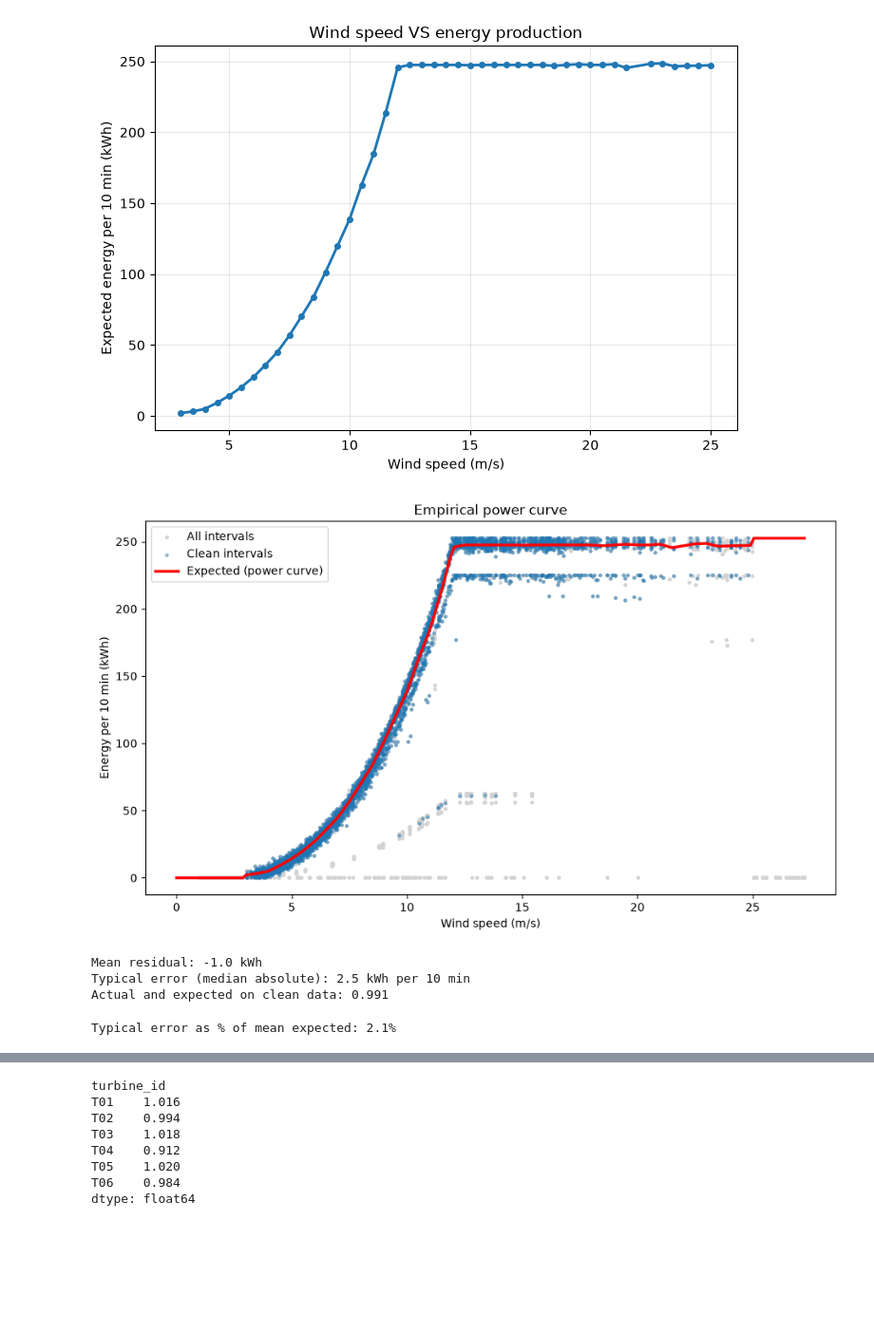
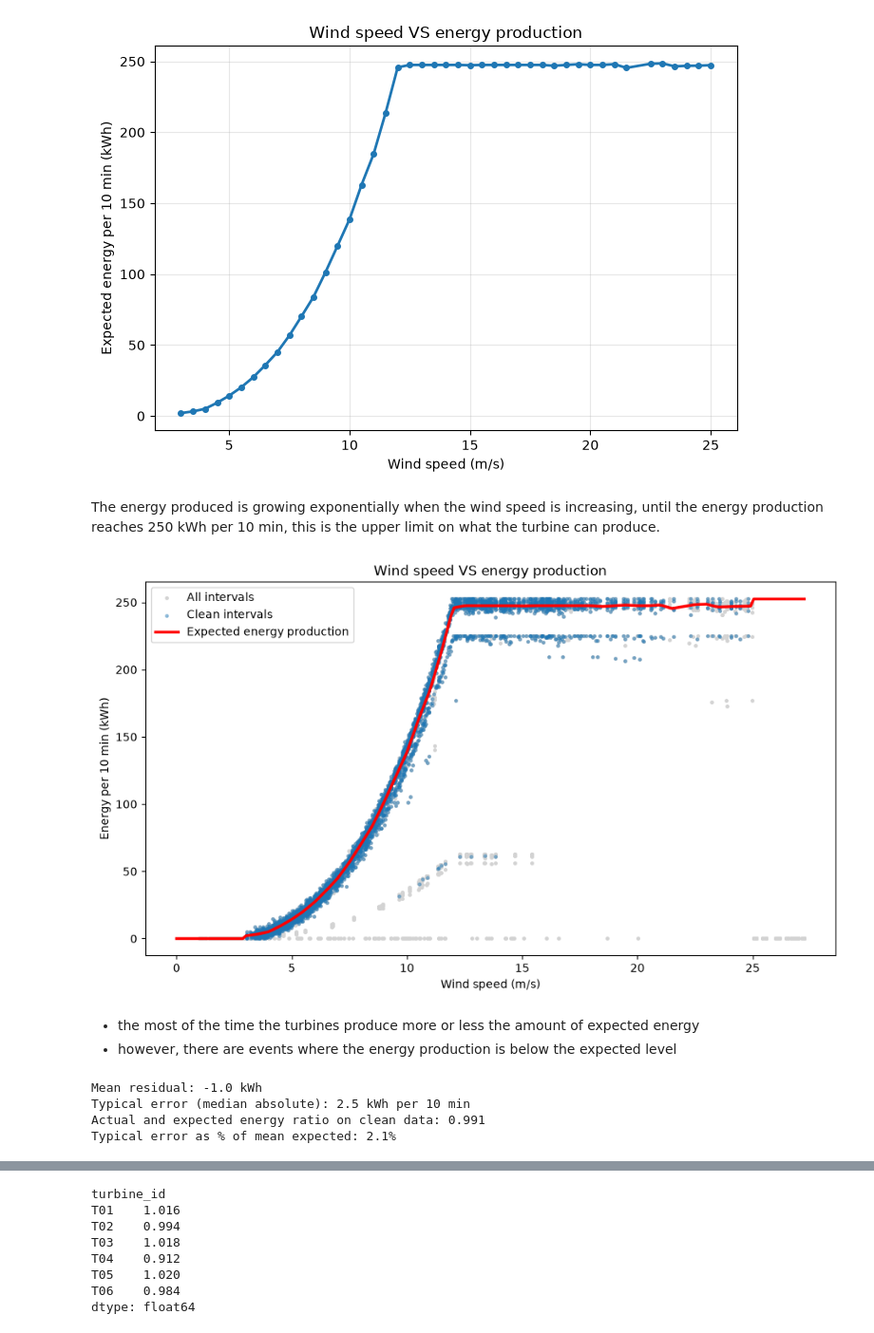
Before and after one commit to Marta-T/Data_Analysis_HW_Task, a Jupyter notebook: analysis.ipynb, the cells around one changed output, grey strips where cells are left out. Shown at 95% size. Cells and saved outputs as stored; diff of their text form; code cells hidden in the pictures; blank space fills up the shorter version.

Commit message:
analysing each turbine

```diff
--- a/analysis.ipynb
+++ b/analysis.ipynb
@@ -486,6 +507,8 @@ plt.tight_layout()
 plt.show()
 # %% [output]
 [figure]
+# %% [markdown]
+The energy produced is growing exponentially when the wind speed is increasing, until the energy production reaches 250 kWh per 10 min, this is the upper limit on what the turbine can produce.
 # %%
 RATED = clean["energy_kwh"].quantile(0.99)
 
@@ -499,30 +522,31 @@ data["expected_kwh"] = expected_energy(data["wind_speed_ms"].values)
 # %%
 ws_grid = np.linspace(0, data["wind_speed_ms"].max(), 200)
 
 fig, ax = plt.subplots(figsize=(11, 6))
 ax.scatter(data["wind_speed_ms"], data["energy_kwh"], s=6, color="lightgrey", label="All intervals")
 ax.scatter(clean["wind_speed_ms"], clean["energy_kwh"], s=6, color="tab:blue", alpha=0.4, label="Clean intervals")
-ax.plot(ws_grid, expected_energy(ws_grid), color="red", linewidth=2.5, label="Expected (power curve)")
+ax.plot(ws_grid, expected_energy(ws_grid), color="red", linewidth=2.5, label="Expected energy production")
 ax.set_xlabel("Wind speed (m/s)")
 ax.set_ylabel("Energy per 10 min (kWh)")
-ax.set_title("Empirical power curve")
+ax.set_title("Wind speed VS energy production")
 ax.legend()
 plt.show()
 # %% [output]
-[figure, old version]
+[figure, new version]
+# %% [markdown]
+- the most of the time the turbines produce more or less the amount of expected energy
+- however, there are events where the energy production is below the expected level
 # %%
 c = data.loc[clean.index]
 residual = c["energy_kwh"] - c["expected_kwh"]
 
 print(f"Mean residual: {residual.mean():.1f} kWh")
 print(f"Typical error (median absolute): {residual.abs().median():.1f} kWh per 10 min")
-print(f"Actual and expected on clean data: {c['energy_kwh'].sum() / c['expected_kwh'].sum():.3f}")
+print(f"Actual and expected energy ratio on clean data: {c['energy_kwh'].sum() / c['expected_kwh'].sum():.3f}")
+print(f"Typical error as % of mean expected: {residual.abs().median() / c['expected_kwh'].mean():.1%}")
 # %% [output]
 Mean residual: -1.0 kWh
 Typical error (median absolute): 2.5 kWh per 10 min
-Actual and expected on clean data: 0.991
+Actual and expected energy ratio on clean data: 0.991
+Typical error as % of mean expected: 2.1%
-# %%
-print(f"Typical error as % of mean expected: {residual.abs().median() / c['expected_kwh'].mean():.1%}")
-# %% [output]
-Typical error as % of mean expected: 2.1%
 # %% [markdown]
```
Also changed, not shown: parts of 58 cells of this notebook.
